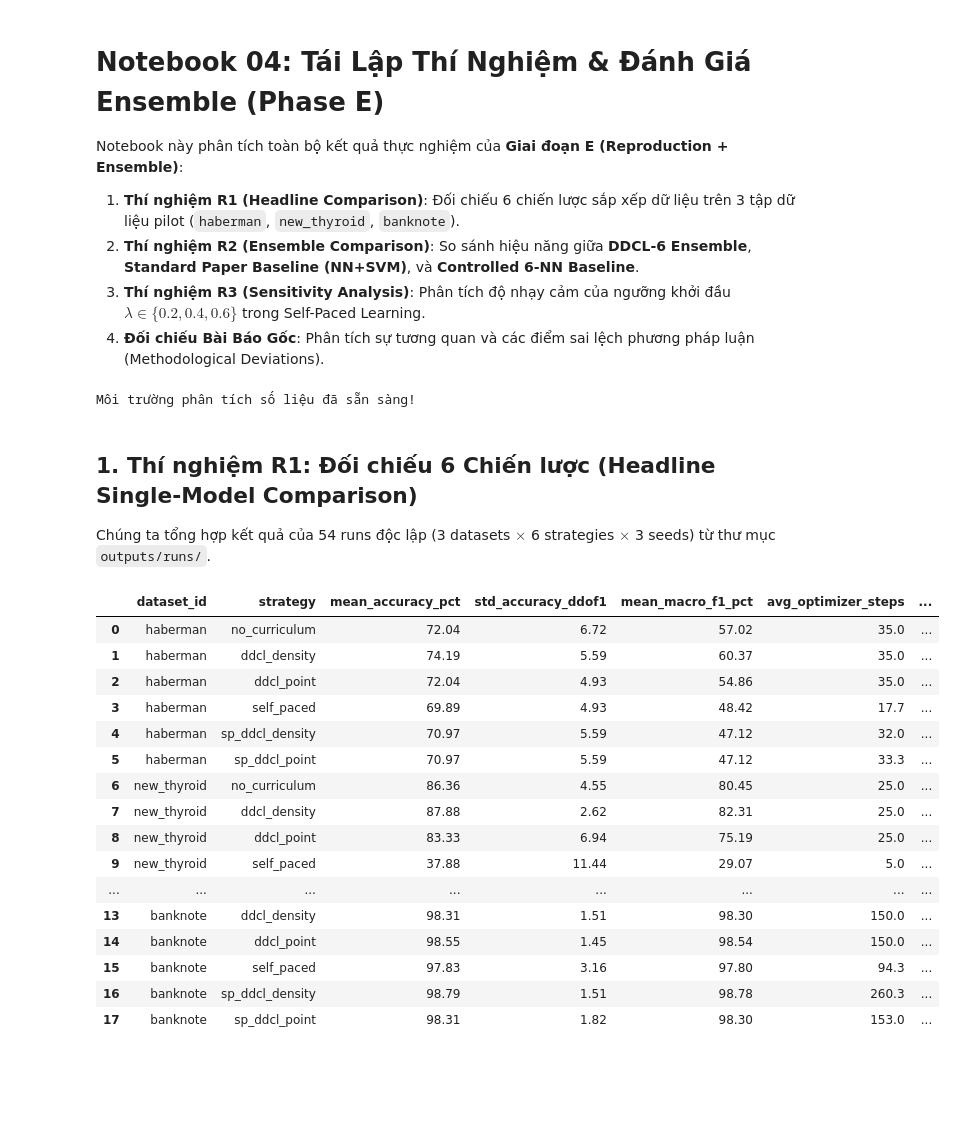
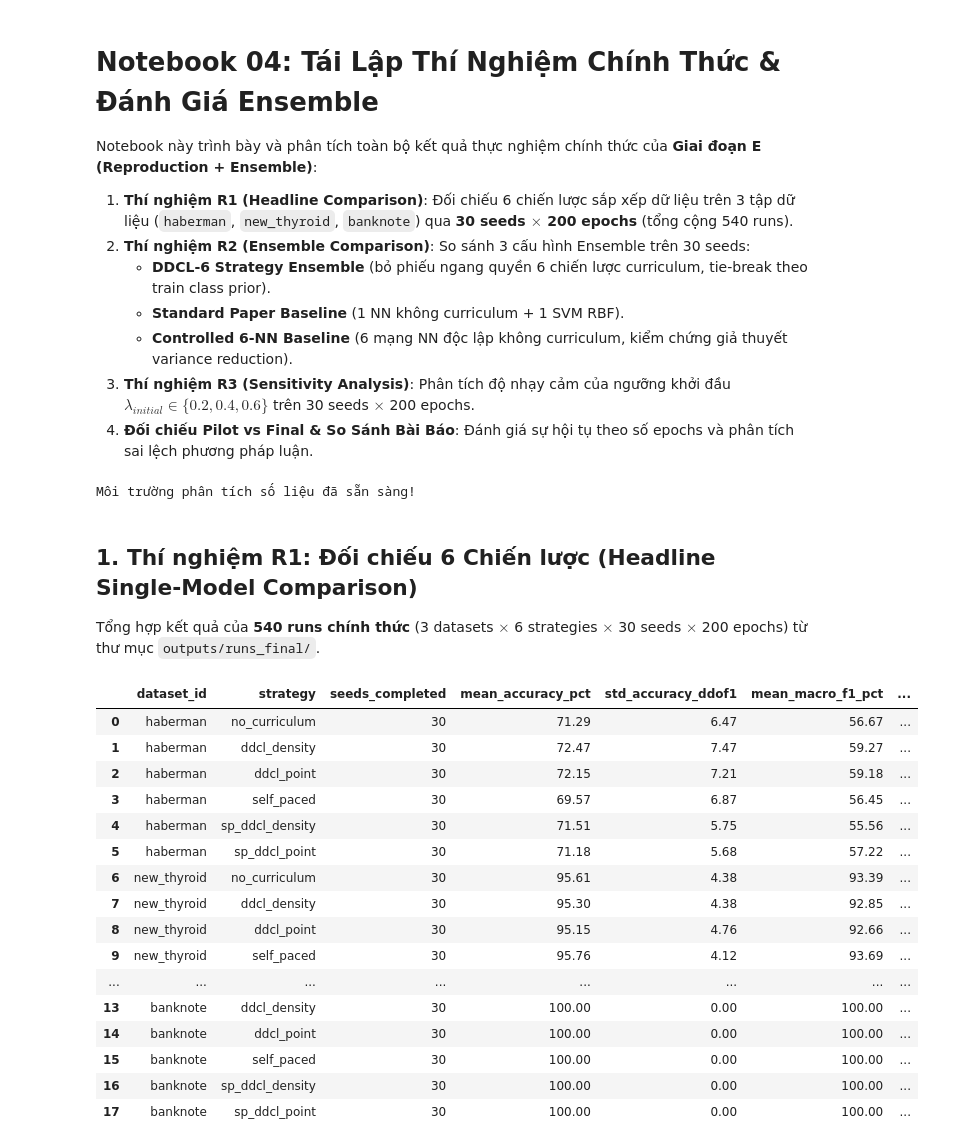
Before and after one commit to Khoi-Tu-2303/ML_Project_DDDCL, a Jupyter notebook: notebooks/04_reproduction.ipynb, the cells around one changed output. Saved outputs shown, nothing was run; the diff lists cells and outputs as text; code cells hidden in the pictures; blank space fills up the shorter version.

```diff
--- a/notebooks/04_reproduction.ipynb
+++ b/notebooks/04_reproduction.ipynb
@@ -1,11 +1,14 @@
 # %% [markdown]
-# Notebook 04: Tái Lập Thí Nghiệm & Đánh Giá Ensemble (Phase E)
+# Notebook 04: Tái Lập Thí Nghiệm Chính Thức & Đánh Giá Ensemble
 
-Notebook này phân tích toàn bộ kết quả thực nghiệm của **Giai đoạn E (Reproduction + Ensemble)**:
-1. **Thí nghiệm R1 (Headline Comparison)**: Đối chiếu 6 chiến lược sắp xếp dữ liệu trên 3 tập dữ liệu pilot (`haberman`, `new_thyroid`, `banknote`).
-2. **Thí nghiệm R2 (Ensemble Comparison)**: So sánh hiệu năng giữa **DDCL-6 Ensemble**, **Standard Paper Baseline (NN+SVM)**, và **Controlled 6-NN Baseline**.
-3. **Thí nghiệm R3 (Sensitivity Analysis)**: Phân tích độ nhạy cảm của ngưỡng khởi đầu $\lambda \in \{0.2, 0.4, 0.6\}$ trong Self-Paced Learning.
-4. **Đối chiếu Bài Báo Gốc**: Phân tích sự tương quan và các điểm sai lệch phương pháp luận (Methodological Deviations).
+Notebook này trình bày và phân tích toàn bộ kết quả thực nghiệm chính thức của **Giai đoạn E (Reproduction + Ensemble)**:
+1. **Thí nghiệm R1 (Headline Comparison)**: Đối chiếu 6 chiến lược sắp xếp dữ liệu trên 3 tập dữ liệu (`haberman`, `new_thyroid`, `banknote`) qua **30 seeds $\times$ 200 epochs** (tổng cộng 540 runs).
+2. **Thí nghiệm R2 (Ensemble Comparison)**: So sánh 3 cấu hình Ensemble trên 30 seeds:
+   - **DDCL-6 Strategy Ensemble** (bỏ phiếu ngang quyền 6 chiến lược curriculum, tie-break theo train class prior).
+   - **Standard Paper Baseline** (1 NN không curriculum + 1 SVM RBF).
+   - **Controlled 6-NN Baseline** (6 mạng NN độc lập không curriculum, kiểm chứng giả thuyết variance reduction).
+3. **Thí nghiệm R3 (Sensitivity Analysis)**: Phân tích độ nhạy cảm của ngưỡng khởi đầu $\lambda_{initial} \in \{0.2, 0.4, 0.6\}$ trên 30 seeds $\times$ 200 epochs.
+4. **Đối chiếu Pilot vs Final & So Sánh Bài Báo**: Đánh giá sự hội tụ theo số epochs và phân tích sai lệch phương pháp luận.
 # %%
 import json
 from pathlib import Path
@@ -29,34 +32,33 @@ Môi trường phân tích số liệu đã sẵn sàng!
 # %% [markdown]
 ## 1. Thí nghiệm R1: Đối chiếu 6 Chiến lược (Headline Single-Model Comparison)
 
-Chúng ta tổng hợp kết quả của 54 runs độc lập (3 datasets $\times$ 6 strategies $\times$ 3 seeds) từ thư mục `outputs/runs/`.
+Tổng hợp kết quả của **540 runs chính thức** (3 datasets $\times$ 6 strategies $\times$ 30 seeds $\times$ 200 epochs) từ thư mục `outputs/runs_final/`.
 # %%
-runs_dir = Path('../outputs/runs') if Path('../outputs/runs').exists() else Path('outputs/runs')
-df_r1 = aggregate_r1_headline(runs_dir=runs_dir)
+runs_final_dir = Path('../outputs/runs_final') if Path('../outputs/runs_final').exists() else Path('outputs/runs_final')
+df_r1_final = aggregate_r1_headline(runs_dir=runs_final_dir, seeds=list(range(30)))
 
-# Hiển thị bảng kết quả R1
 cols_show = [
-    'dataset_id', 'strategy', 'mean_accuracy_pct', 'std_accuracy_ddof1',
+    'dataset_id', 'strategy', 'seeds_completed', 'mean_accuracy_pct', 'std_accuracy_ddof1',
     'mean_macro_f1_pct', 'avg_optimizer_steps', 'avg_sample_exposures',
     'paper_reported_pct', 'delta_vs_paper_pct'
 ]
-display(df_r1[cols_show])
+display(df_r1_final[cols_show])
 # %% [output]
-|  | dataset_id | strategy | mean_accuracy_pct | std_accuracy_ddof1 | mean_macro_f1_pct | avg_optimizer_steps | ... |
-| 0 | haberman | no_curriculum | 72.04 | 6.72 | 57.02 | 35.0 | ... |
-| 1 | haberman | ddcl_density | 74.19 | 5.59 | 60.37 | 35.0 | ... |
-| 2 | haberman | ddcl_point | 72.04 | 4.93 | 54.86 | 35.0 | ... |
-| 3 | haberman | self_paced | 69.89 | 4.93 | 48.42 | 17.7 | ... |
-| 4 | haberman | sp_ddcl_density | 70.97 | 5.59 | 47.12 | 32.0 | ... |
-| 5 | haberman | sp_ddcl_point | 70.97 | 5.59 | 47.12 | 33.3 | ... |
-| 6 | new_thyroid | no_curriculum | 86.36 | 4.55 | 80.45 | 25.0 | ... |
-| 7 | new_thyroid | ddcl_density | 87.88 | 2.62 | 82.31 | 25.0 | ... |
-| 8 | new_thyroid | ddcl_point | 83.33 | 6.94 | 75.19 | 25.0 | ... |
-| 9 | new_thyroid | self_paced | 37.88 | 11.44 | 29.07 | 5.0 | ... |
+|  | dataset_id | strategy | seeds_completed | mean_accuracy_pct | std_accuracy_ddof1 | mean_macro_f1_pct | ... |
+| 0 | haberman | no_curriculum | 30 | 71.29 | 6.47 | 56.67 | ... |
+| 1 | haberman | ddcl_density | 30 | 72.47 | 7.47 | 59.27 | ... |
+| 2 | haberman | ddcl_point | 30 | 72.15 | 7.21 | 59.18 | ... |
+| 3 | haberman | self_paced | 30 | 69.57 | 6.87 | 56.45 | ... |
+| 4 | haberman | sp_ddcl_density | 30 | 71.51 | 5.75 | 55.56 | ... |
+| 5 | haberman | sp_ddcl_point | 30 | 71.18 | 5.68 | 57.22 | ... |
+| 6 | new_thyroid | no_curriculum | 30 | 95.61 | 4.38 | 93.39 | ... |
+| 7 | new_thyroid | ddcl_density | 30 | 95.30 | 4.38 | 92.85 | ... |
+| 8 | new_thyroid | ddcl_point | 30 | 95.15 | 4.76 | 92.66 | ... |
+| 9 | new_thyroid | self_paced | 30 | 95.76 | 4.12 | 93.69 | ... |
 | ... | ... | ... | ... | ... | ... | ... | ... |
-| 13 | banknote | ddcl_density | 98.31 | 1.51 | 98.30 | 150.0 | ... |
-| 14 | banknote | ddcl_point | 98.55 | 1.45 | 98.54 | 150.0 | ... |
-| 15 | banknote | self_paced | 97.83 | 3.16 | 97.80 | 94.3 | ... |
-| 16 | banknote | sp_ddcl_density | 98.79 | 1.51 | 98.78 | 260.3 | ... |
-| 17 | banknote | sp_ddcl_point | 98.31 | 1.82 | 98.30 | 153.0 | ... |
+| 13 | banknote | ddcl_density | 30 | 100.00 | 0.00 | 100.00 | ... |
+| 14 | banknote | ddcl_point | 30 | 100.00 | 0.00 | 100.00 | ... |
+| 15 | banknote | self_paced | 30 | 100.00 | 0.00 | 100.00 | ... |
+| 16 | banknote | sp_ddcl_density | 30 | 100.00 | 0.00 | 100.00 | ... |
+| 17 | banknote | sp_ddcl_point | 30 | 100.00 | 0.00 | 100.00 | ... |
 # %% [markdown]
```
Also changed, not shown: parts of 13 cells of this notebook, 21 other files.
